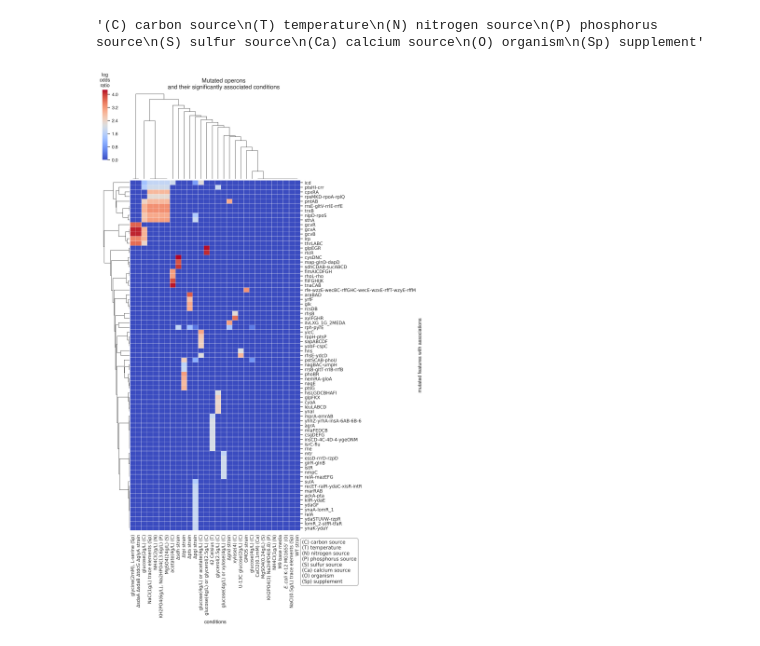
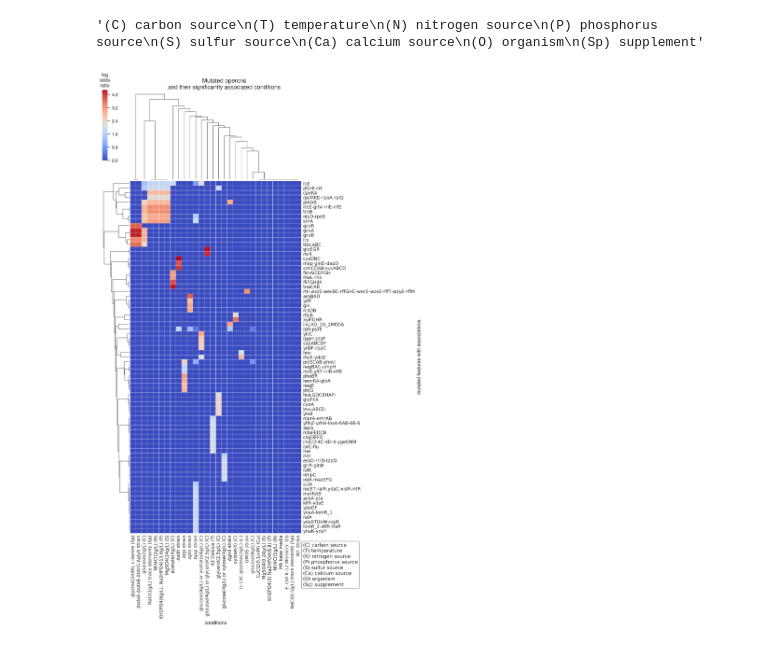
Before and after one commit to Aletechdev/ava, a Jupyter notebook: operon_feat_assoc_htmp.ipynb, the cells around one changed output. Drawn from its saved outputs; the diff is of its cells as text; code cells hidden in the pictures.

```diff
--- a/operon_feat_assoc_htmp.ipynb
+++ b/operon_feat_assoc_htmp.ipynb
@@ -423,31 +423,32 @@ bbox_props = dict(
     #     alpha=0.9
 )
 ax.annotate(
     leg,
     xy=(1.01, -0.15),
     xycoords='axes fraction',
     #             textcoords='offset points',
     #             size=14,
     bbox=bbox_props
 )
 
+ax.tick_params(axis='both', which='both', length=0)
 
 # g.cax.yaxis.set_ticks_position("left")
 # g.ax_heatmap.set_title(
 #     "Overlap of associated conditions\nwith mutated genetic features",
 # )
 # ax.yaxis.set_ticks_position('left')
 # ax.yaxis.set_label_position("left")
 
 # dendro_box = g.ax_row_dendrogram.get_position()
 # dendro_box.x0-=0.2
 # dendro_box.x1-=0.2
 # g.cax.set_position(dendro_box)
 
 # g.clustermap.set_xticklabels(g.get_xticklabels(), rotation=45, horizontalalignment='right')
 # set_xticklabels(rotation=30)
 # g.set_xticklabels(g.get_xticklabels(), rotation=45, horizontalalignment='right')
 # plt.setp(g.ax_heatmap.get_xticklabels(), rotation=45)
 plt.savefig("fig.svg", format="svg")
 # %% [output]
-[figure, old version]
+[figure, new version]
```
Also changed, not shown: parts of 1 cell of this notebook, 2 other files.
